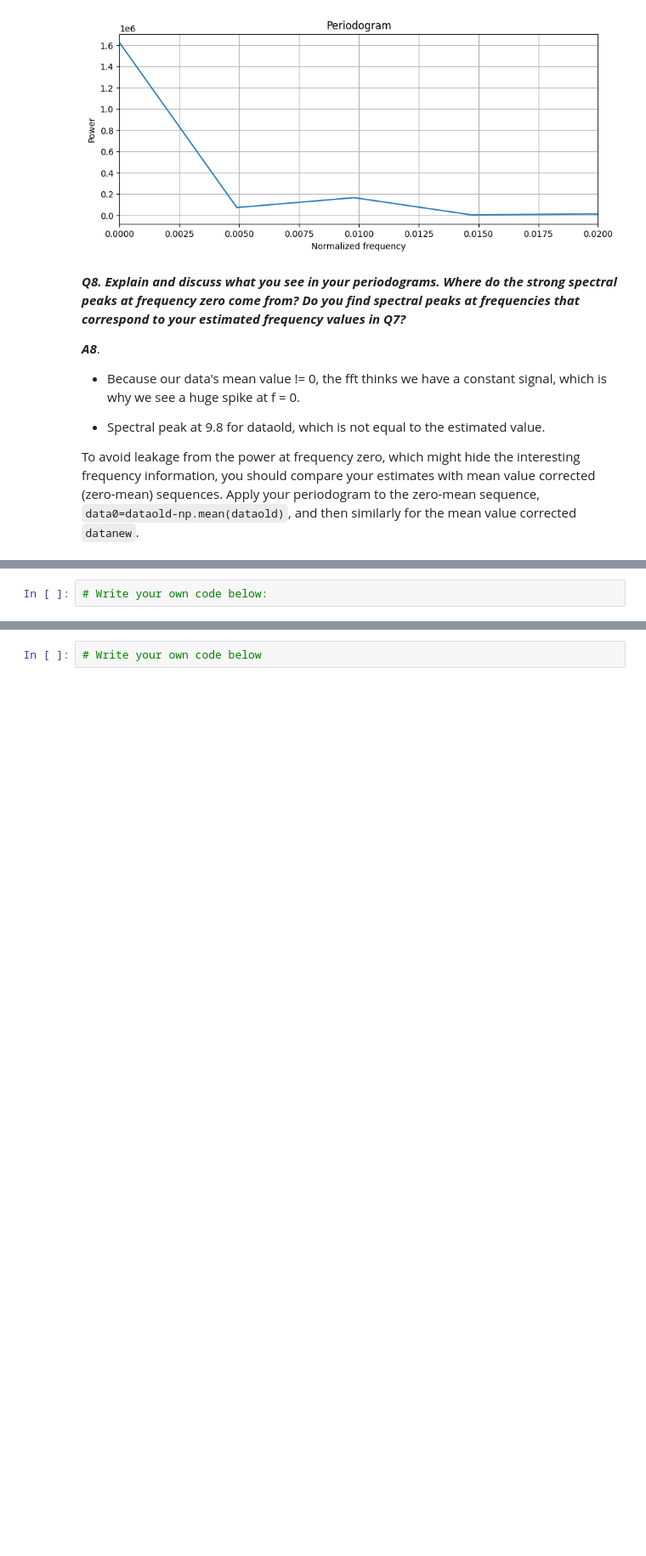
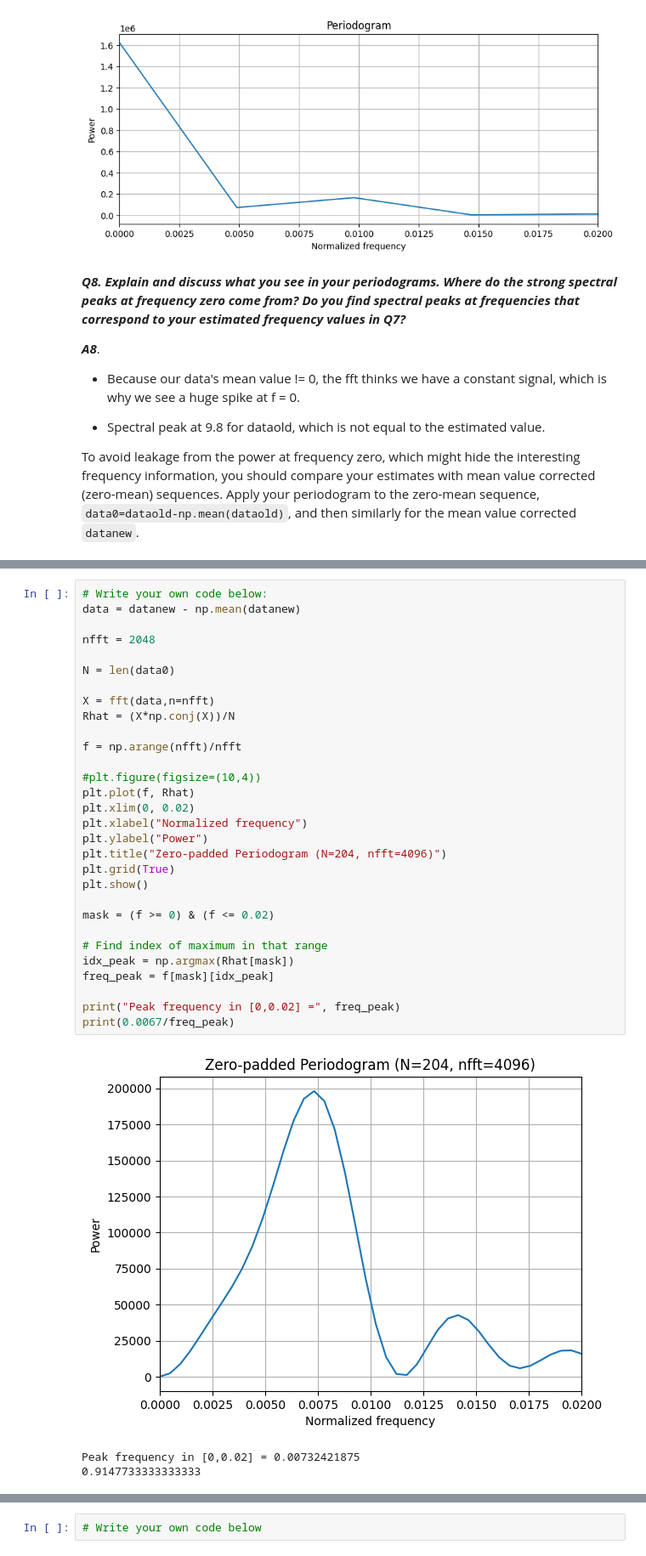
Before and after one commit to axellangenskiold/fmsf10, a Jupyter notebook: pythonLab3.ipynb, the cells around one changed output, grey strips where cells are left out. Shown at 85% size. Saved outputs shown, nothing was run; the diff lists cells and outputs as text; blank space fills up the shorter version.

```diff
--- a/pythonLab3.ipynb
+++ b/pythonLab3.ipynb
@@ -422,7 +416,39 @@ plt.show()
 ### 2.2 The advantage of zero-padding data
 
 Unfortunately, the resulting frequencies corresponding to the strong peaks in your periodograms will  correspond exactly to either $2/204\approx 0.0098$ or $1/204\approx 0.0049$  where 204 is the lengths of your data sequences. As the spectral estimates are computed for a sparse grid of frequency values, the periodogram will show a strong peak at one of the above frequencies, even if the actual signal frequency is something else.  For short sequences, the  frequency grid is too sparse to give a good estimate of the actual frequency value. To create a more dense grid of possible frequencies, zero-padding is applied. You should code the zero-padded FFT to be used in your periodogram as the following code, with `nfft` chosen as e.g. 2048, 4096 or 8192. Note that the normalizing factor of the spectral estimate should still be the data length `N` and not the FFT-length `nfft`. Apply your code to the zero-mean corrected signals and study and compare the resulting periodograms.
-# %%
-# Write your own code below:
+# %%
+# Write your own code below:
+data = datanew - np.mean(datanew)
+
+nfft = 2048
+
+N = len(data0)
+
+X = fft(data,n=nfft)
+Rhat = (X*np.conj(X))/N
+
+f = np.arange(nfft)/nfft
+
+#plt.figure(figsize=(10,4))
+plt.plot(f, Rhat)
+plt.xlim(0, 0.02)
+plt.xlabel("Normalized frequency")
+plt.ylabel("Power")
+plt.title("Zero-padded Periodogram (N=204, nfft=4096)")
+plt.grid(True)
+plt.show()
+
+mask = (f >= 0) & (f <= 0.02)
+
+# Find index of maximum in that range
+idx_peak = np.argmax(Rhat[mask])
+freq_peak = f[mask][idx_peak]
+
+print("Peak frequency in [0,0.02] =", freq_peak)
+print(0.0067/freq_peak)
+# %% [output]
+[figure, added]
+Peak frequency in [0,0.02] = 0.00732421875
+0.9147733333333333
 # %% [markdown]
 ***Q10. What are the frequency estimates of the strongest peaks  in the zero-padded periodograms?  Are the values in concordance with your estimated  periods from the sequence plots given in Q7?***
```
Also changed, not shown: parts of 10 cells of this notebook.
